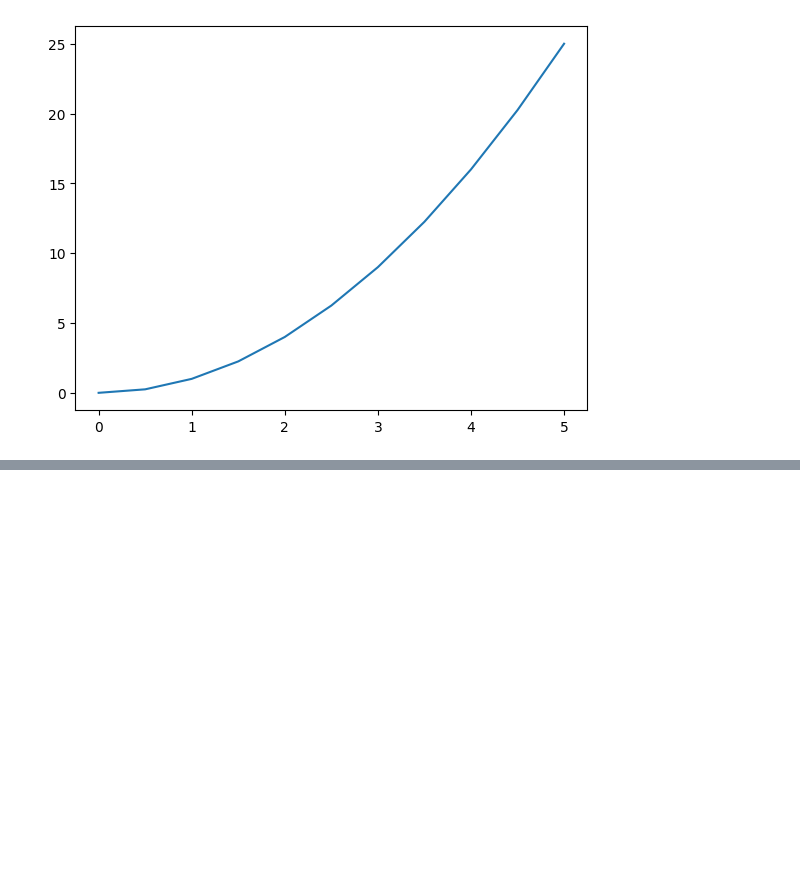
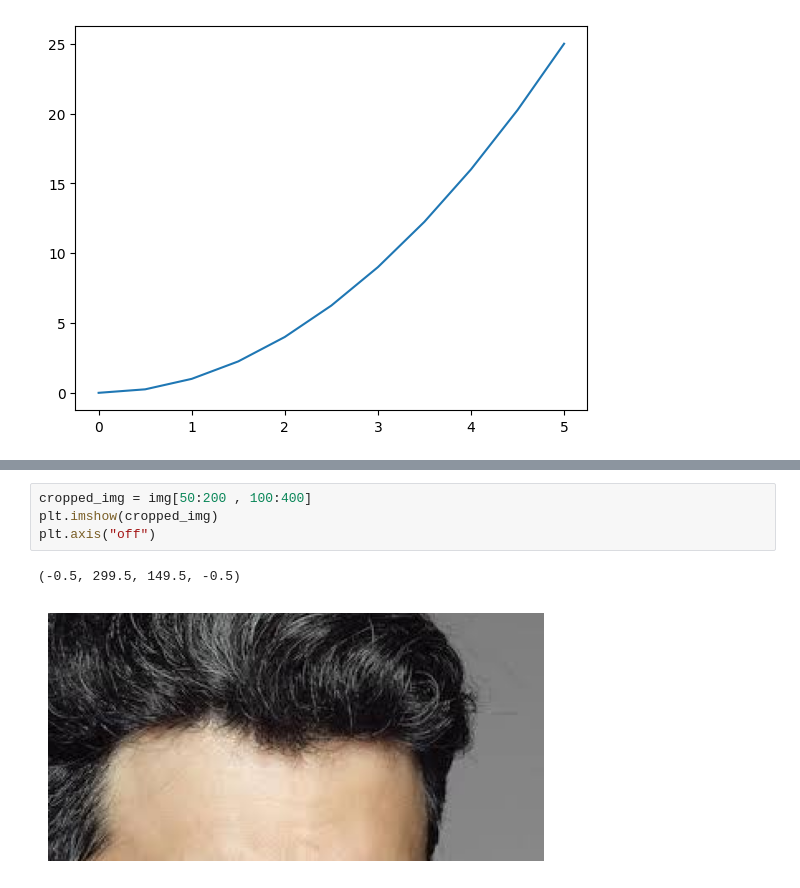
Before and after one commit to VisheshKamble/ML-Learnings, a Jupyter notebook: Matplotlib/matplotlib.ipynb, the cells around one changed output, grey strips where cells are left out. Saved outputs shown, nothing was run; the diff lists cells and outputs as text; blank space fills up the shorter version.

```diff
--- a/Matplotlib/matplotlib.ipynb
+++ b/Matplotlib/matplotlib.ipynb
@@ -109,0 +120,7 @@ fig.savefig("myplot.png")
+# %%
+cropped_img = img[50:200 , 100:400]
+plt.imshow(cropped_img)
+plt.axis("off")
+# %% [output]
+(-0.5, 299.5, 149.5, -0.5)
+[figure, added]
```
Also changed, not shown: parts of 2 cells of this notebook, 1 other file.
